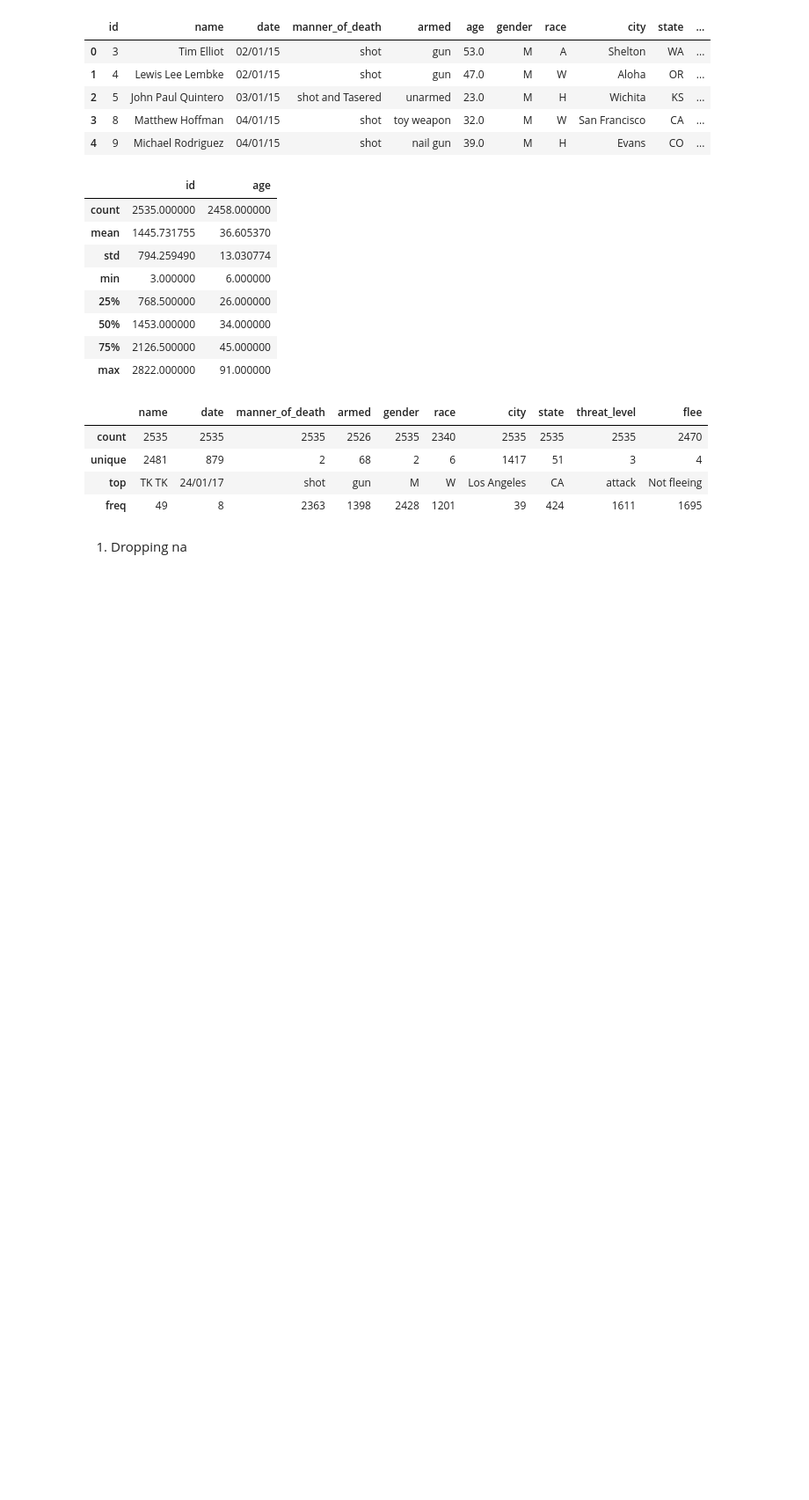
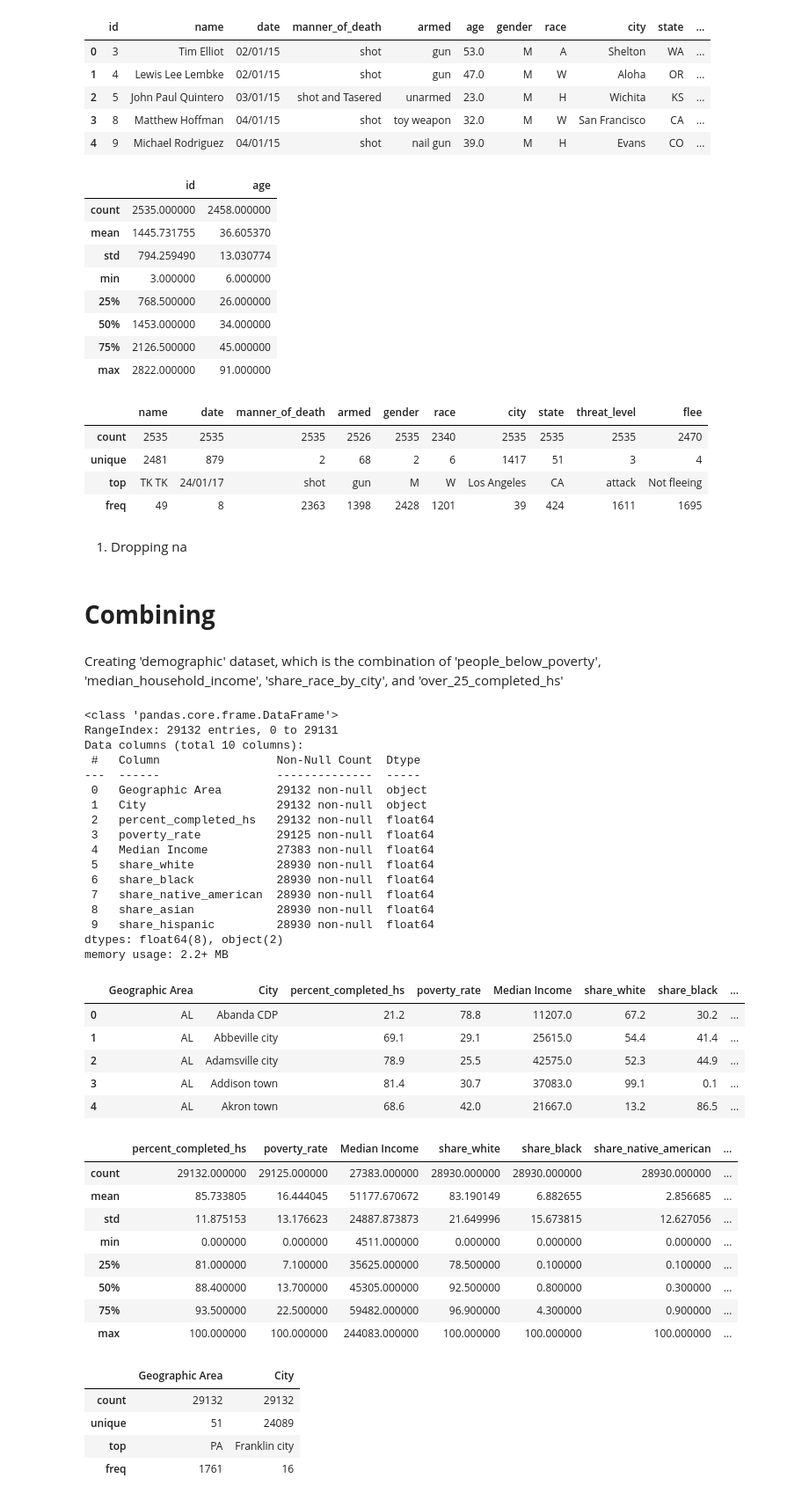
Before and after one commit to UToledo-DataScience/Fatal-Police-Shootings-in-the-US, a Jupyter notebook: DataCleaning/data_cleaning.ipynb, the cells around one changed output. Shown: that part at 88% size. Saved outputs shown, nothing was run; the diff lists cells and outputs as text; code cells hidden in the pictures; blank space fills up the shorter version.

Commit message:
cleaning city names

```diff
--- a/DataCleaning/data_cleaning.ipynb
+++ b/DataCleaning/data_cleaning.ipynb
@@ -260,0 +251,49 @@ police_killing_us.to_csv('/content/drive/My Drive/data/cleaned-data/cleaned-Poli
+# %% [markdown]
+# **Combining**
+# %% [markdown]
+Creating 'demographic' dataset, which is the combination of 'people_below_poverty', 'median_household_income', 'share_race_by_city', and 'over_25_completed_hs'
+# %%
+a = [people_below_poverty.set_index(['Geographic Area', 'City']), median_household_income.set_index(['Geographic Area', 'City']), share_race_by_city.set_index(['Geographic area', 'City'])]
+demographic = over_25_completed_hs.set_index(['Geographic Area', 'City']).join(other=a).reset_index()
+demographic.info()
+demographic.head()
+demographic.describe()
+demographic.describe(include=['object'])
+# %% [output]
+<class 'pandas.core.frame.DataFrame'>
+RangeIndex: 29132 entries, 0 to 29131
+Data columns (total 10 columns):
+ #   Column                 Non-Null Count  Dtype
+---  ------                 --------------  -----
+ 0   Geographic Area        29132 non-null  object
+ 1   City                   29132 non-null  object
+ 2   percent_completed_hs   29132 non-null  float64
+ 3   poverty_rate           29125 non-null  float64
+ 4   Median Income          27383 non-null  float64
+ 5   share_white            28930 non-null  float64
+ 6   share_black            28930 non-null  float64
+ 7   share_native_american  28930 non-null  float64
+ 8   share_asian            28930 non-null  float64
+ 9   share_hispanic         28930 non-null  float64
+dtypes: float64(8), object(2)
+memory usage: 2.2+ MB
+|  | Geographic Area | City | percent_completed_hs | poverty_rate | Median Income | share_white | share_black | ... |
+| 0 | AL | Abanda CDP | 21.2 | 78.8 | 11207.0 | 67.2 | 30.2 | ... |
+| 1 | AL | Abbeville city | 69.1 | 29.1 | 25615.0 | 54.4 | 41.4 | ... |
+| 2 | AL | Adamsville city | 78.9 | 25.5 | 42575.0 | 52.3 | 44.9 | ... |
+| 3 | AL | Addison town | 81.4 | 30.7 | 37083.0 | 99.1 | 0.1 | ... |
+| 4 | AL | Akron town | 68.6 | 42.0 | 21667.0 | 13.2 | 86.5 | ... |
+|  | percent_completed_hs | poverty_rate | Median Income | share_white | share_black | share_native_american | ... |
+| count | 29132.000000 | 29125.000000 | 27383.000000 | 28930.000000 | 28930.000000 | 28930.000000 | ... |
+| mean | 85.733805 | 16.444045 | 51177.670672 | 83.190149 | 6.882655 | 2.856685 | ... |
+| std | 11.875153 | 13.176623 | 24887.873873 | 21.649996 | 15.673815 | 12.627056 | ... |
+| min | 0.000000 | 0.000000 | 4511.000000 | 0.000000 | 0.000000 | 0.000000 | ... |
+| 25% | 81.000000 | 7.100000 | 35625.000000 | 78.500000 | 0.100000 | 0.100000 | ... |
+| 50% | 88.400000 | 13.700000 | 45305.000000 | 92.500000 | 0.800000 | 0.300000 | ... |
+| 75% | 93.500000 | 22.500000 | 59482.000000 | 96.900000 | 4.300000 | 0.900000 | ... |
+| max | 100.000000 | 100.000000 | 244083.000000 | 100.000000 | 100.000000 | 100.000000 | ... |
+|  | Geographic Area | City |
+| count | 29132 | 29132 |
+| unique | 51 | 24089 |
+| top | PA | Franklin city |
+| freq | 1761 | 16 |
```
Also changed, not shown: parts of 17 cells of this notebook.
